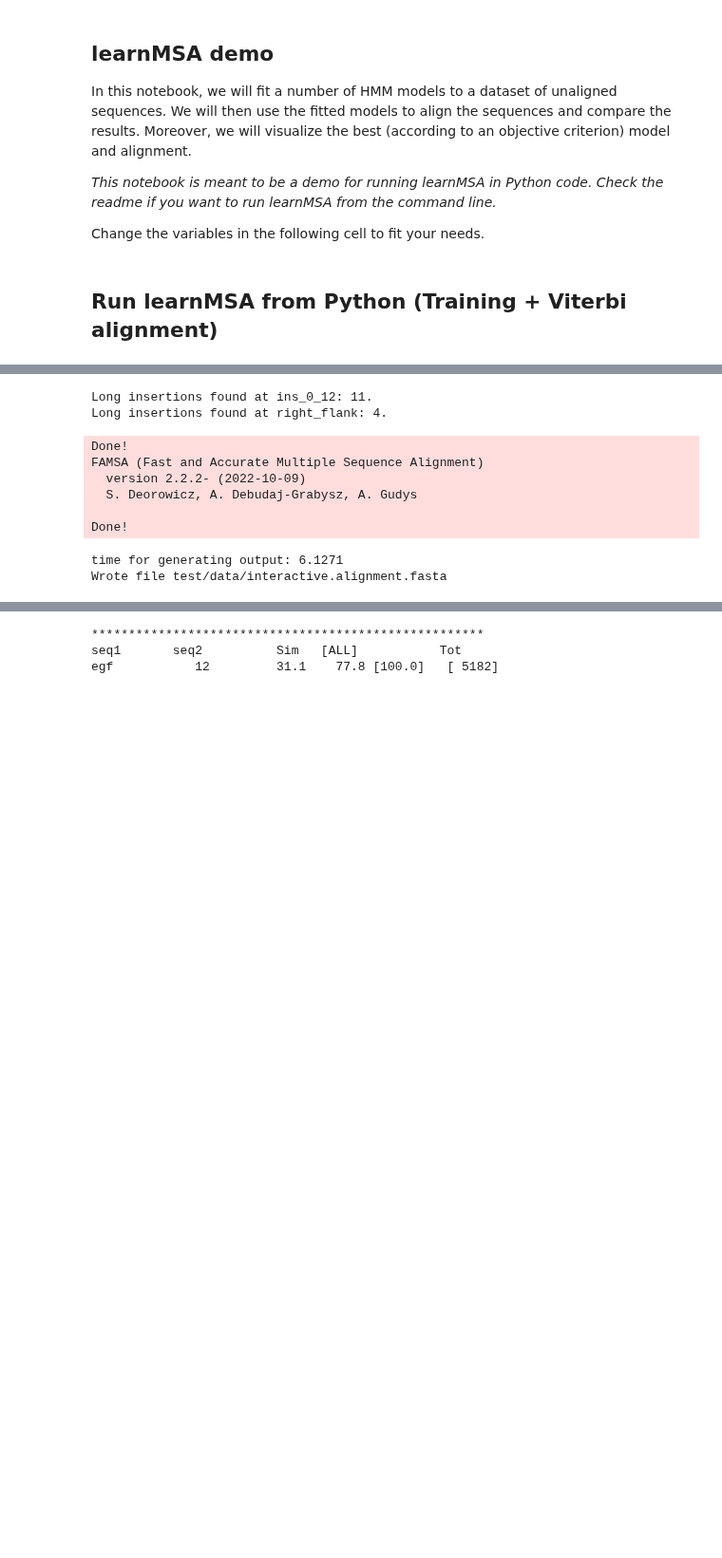
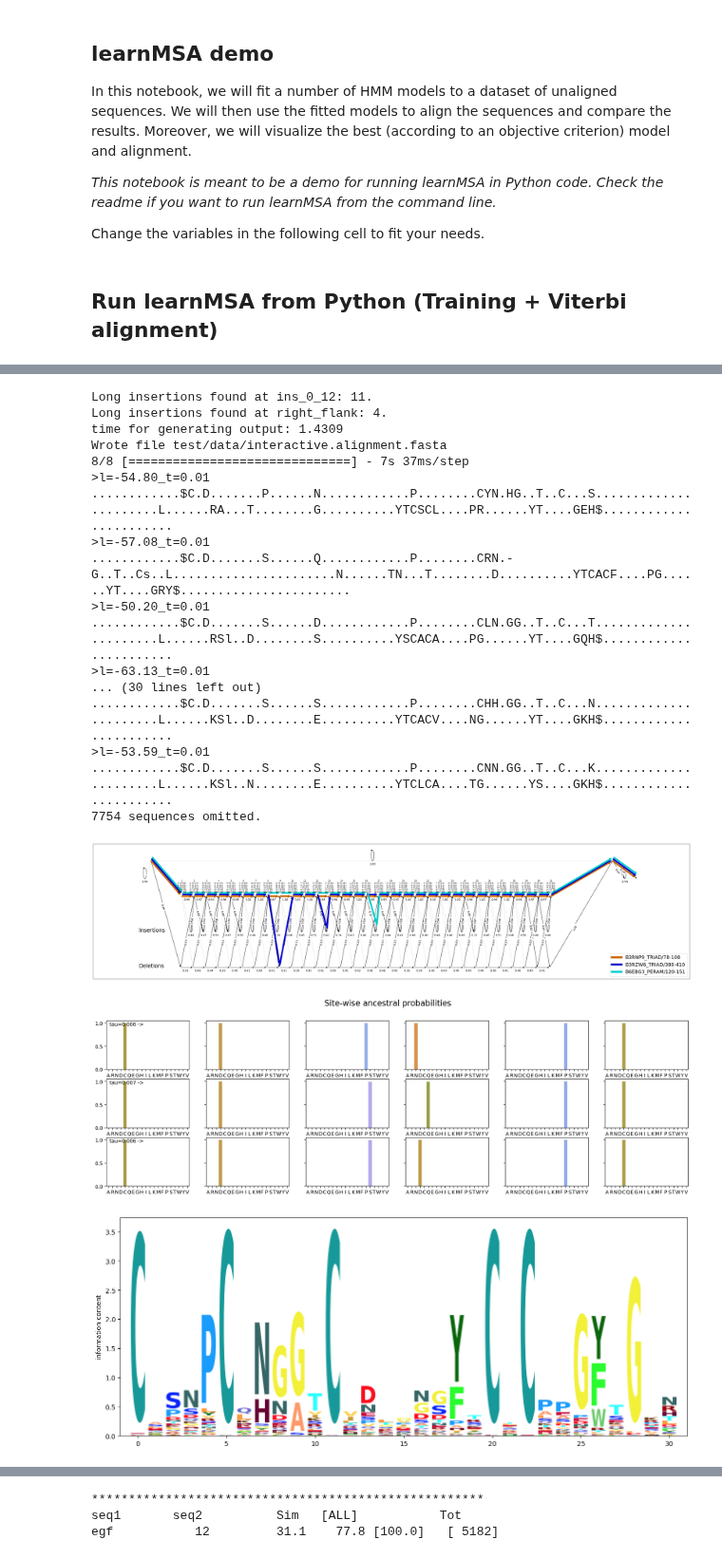
Before and after one commit to Gaius-Augustus/learnMSA, a Jupyter notebook: learnMSA_demo.ipynb, the cells around one changed output, grey strips where cells are left out. Shown at 95% size. Drawn from its saved outputs; the diff is of its cells as text; code cells hidden in the pictures; blank space fills up the shorter version.

```diff
--- a/learnMSA_demo.ipynb
+++ b/learnMSA_demo.ipynb
@@ -53,12 +54,14 @@ align_insertions = True
 # %%
 out_filename = "test/data/interactive.alignment.fasta"
 config = Configuration.make_default(num_models)
-alignment_model = Align.run_learnMSA(train_filename,
-                                    out_filename,
-                                    config,
-                                    sequence_weights=Align.compute_sequence_weights(train_filename, "tmp") if use_weights else None,
-                                    verbose=True,
-                                    align_insertions=align_insertions)
+with SequenceDataset(train_filename, fmt="fasta") as data:
+    alignment_model = Align.run_learnMSA(data,
+                                        out_filename,
+                                        config,
+                                        sequence_weights=Align.compute_sequence_weights(train_filename, "tmp") if use_weights else None,
+                                        verbose=True,
+                                        align_insertions=align_insertions)
+    Visualize.print_and_plot(alignment_model, alignment_model.best_model)
 # %% [output]
 Training of 10 models on file egf.fasta
 Configuration:
@@ -103,10 +113,20 @@ FAMSA (Fast and Accurate Multiple Sequence Alignment)
 Long insertions found at ins_0_12: 11.
 Long insertions found at right_flank: 4.
+time for generating output: 1.4309
+Wrote file test/data/interactive.alignment.fasta
+8/8 [==============================] - 7s 37ms/step
+>l=-54.80_t=0.01
+............$C.D.......P......N............P........CYN.HG..T..C...S......................L......RA...T........G..........YTCSCL....PR......YT....GEH$.......................
+>l=-57.08_t=0.01
+............$C.D.......S......Q............P........CRN.-G..T..Cs..L......................N......TN...T........D..........YTCACF....PG......YT....GRY$.......................
+>l=-50.20_t=0.01
+............$C.D.......S......D............P........CLN.GG..T..C...T......................L......RSl..D........S..........YSCACA....PG......YT....GQH$.......................
+>l=-63.13_t=0.01
+... (30 lines left out)
+............$C.D.......S......S............P........CHH.GG..T..C...N......................L......KSl..D........E..........YTCACV....NG......YT....GKH$.......................
+>l=-53.59_t=0.01
+............$C.D.......S......S............P........CNN.GG..T..C...K......................L......KSl..N........E..........YTCLCA....TG......YS....GKH$.......................
+7754 sequences omitted.
-Done!
-FAMSA (Fast and Accurate Multiple Sequence Alignment)
-  version 2.2.2- (2022-10-09)
-  S. Deorowicz, A. Debudaj-Grabysz, A. Gudys
-
-Done!
-time for generating output: 6.1271
-Wrote file test/data/interactive.alignment.fasta
+[figure, added]
+[figure, added]
+[figure, added]
```
Also changed, not shown: parts of 4 cells of this notebook, 17 other files.
